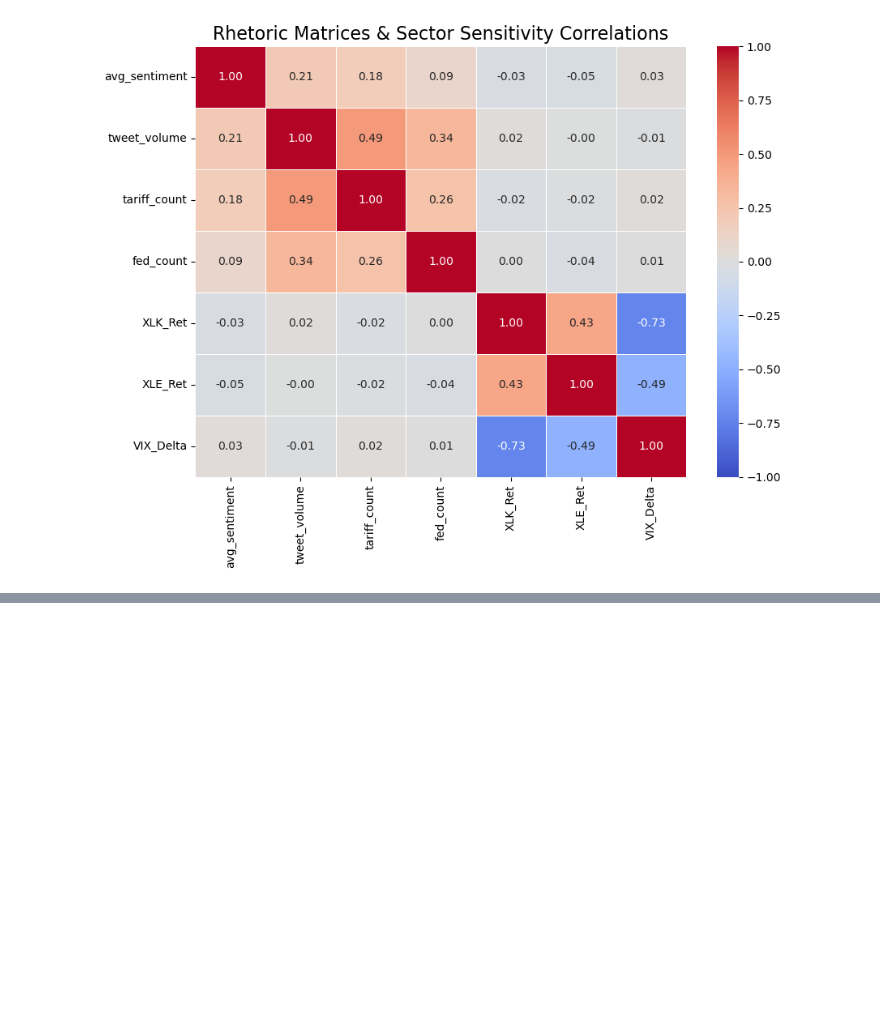
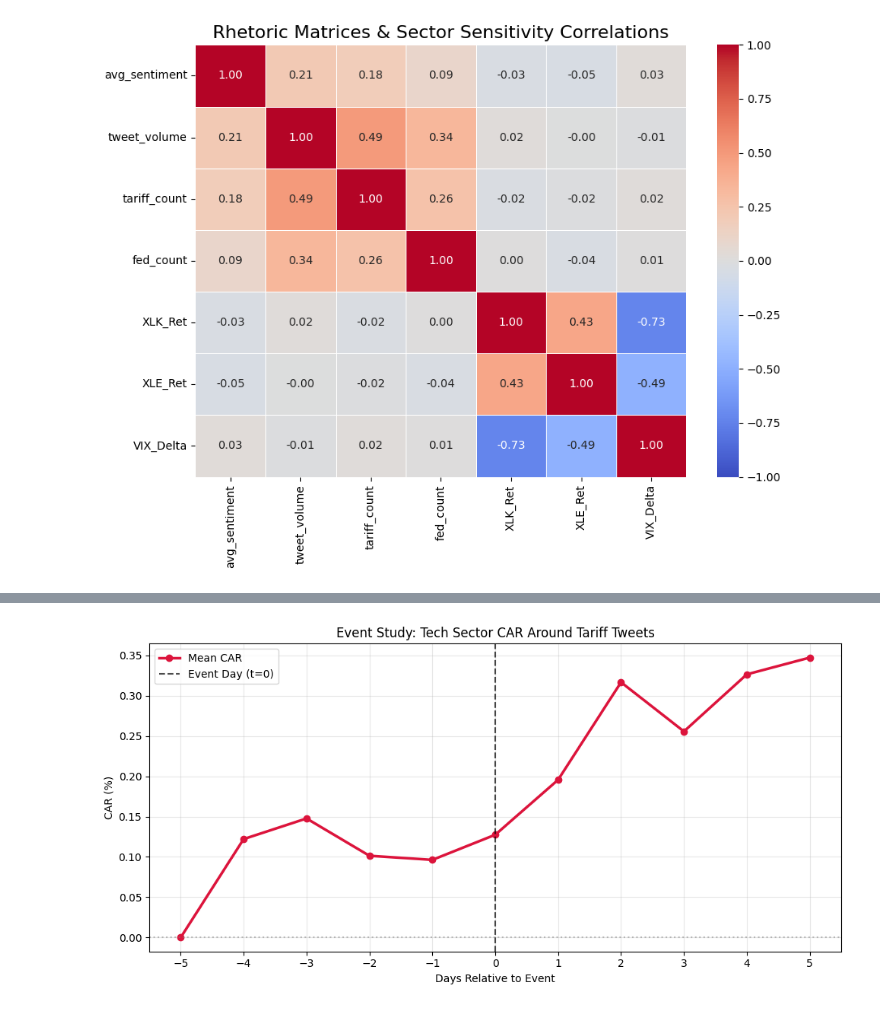
Before and after one commit to djjensen-cmd/MGMT-172, a Jupyter notebook: MGMT172Project.ipynb, the cells around one changed output, grey strips where cells are left out. Saved outputs shown, nothing was run; the diff lists cells and outputs as text; code cells hidden in the pictures; blank space fills up the shorter version.

```diff
--- a/MGMT172Project.ipynb
+++ b/MGMT172Project.ipynb
@@ -377,0 +377,40 @@ plt.show()
+# %%
+import matplotlib.pyplot as plt
+import numpy as np
+
+# Define event trigger and window size
+ev_dates = df[df['tariff_count'] > 3]['Date'].tolist()
+w = 5
+car_list = []
+
+# Ensure strict chronological order
+df_ev = df.sort_values('Date').reset_index(drop=True)
+
+for ed in ev_dates:
+    idx = df_ev[df_ev['Date'] == ed].index[0]
+
+    # Extract window data and compute cumulative abnormal return
+    w_alpha = df_ev.loc[idx-w:idx+w, 'Tech_Alpha'].values
+    car = np.cumsum(w_alpha) - w_alpha[0]
+    car_list.append(car)
+
+# Compute mean CAR and plot
+mean_car = np.mean(car_list, axis=0)
+plt.figure(figsize=(10, 5))
+x_arr = list(range(-w, w + 1))
+
+plt.plot(x_arr, mean_car * 100, color='crimson', marker='o', linewidth=2.5, label='Mean CAR')
+plt.axvline(x=0, color='black', linestyle='--', alpha=0.7, label='Event Day (t=0)')
+plt.axhline(y=0, color='gray', linestyle=':', alpha=0.5)
+
+plt.title('Event Study: Tech Sector CAR Around Tariff Tweets', fontsize=12)
+plt.xlabel('Days Relative to Event', fontsize=10)
+plt.ylabel('CAR (%)', fontsize=10)
+plt.xticks(x_arr)
+plt.legend()
+plt.grid(True, alpha=0.3)
+plt.tight_layout()
+plt.savefig('exp_event_study.png', dpi=300)
+plt.show()
+# %% [output]
+[figure, added]
```
Also changed, not shown: parts of 7 cells of this notebook, 8 other files.
